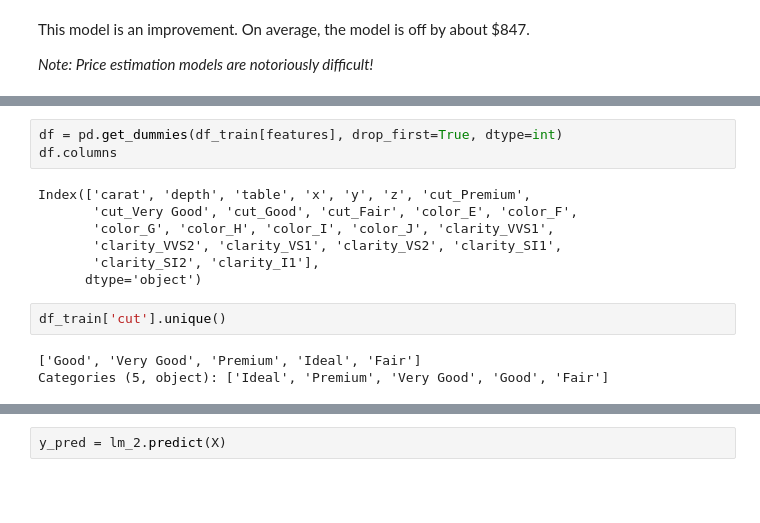
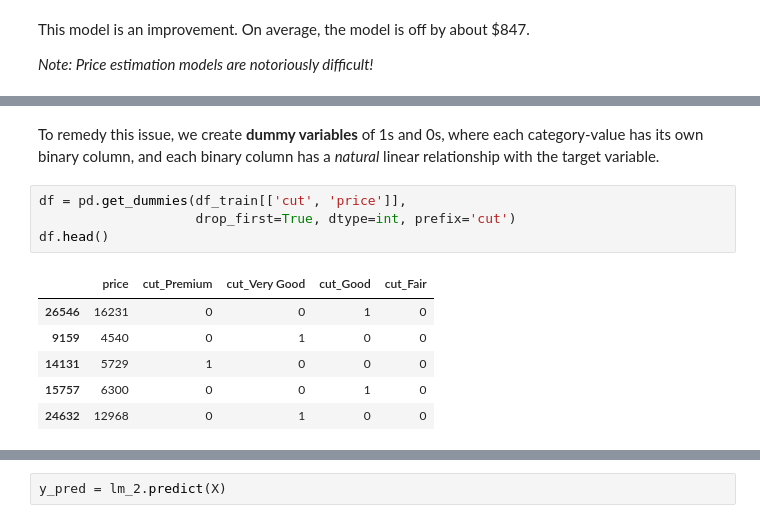
Before and after one commit to wprocise/week-10, a Jupyter notebook: lab-supervised.ipynb, the cells around one changed output, grey strips where cells are left out. Drawn from its saved outputs; the diff is of its cells as text; blank space fills up the shorter version.

```diff
--- a/lab-supervised.ipynb
+++ b/lab-supervised.ipynb
@@ -270,15 +269,13 @@ features = ['carat', 'cut', 'color', 'clarity', 'depth', 'table', 'x', 'y', 'z']
+# %% [markdown]
+To remedy this issue, we create **dummy variables** of 1s and 0s, where each category-value has its own binary column, and each binary column has a *natural* linear relationship with the target variable.
 # %%
-df = pd.get_dummies(df_train[features], drop_first=True, dtype=int)
-df.columns
+df = pd.get_dummies(df_train[['cut', 'price']],
+                    drop_first=True, dtype=int, prefix='cut')
+df.head()
 # %% [output]
-Index(['carat', 'depth', 'table', 'x', 'y', 'z', 'cut_Premium',
-       'cut_Very Good', 'cut_Good', 'cut_Fair', 'color_E', 'color_F',
-       'color_G', 'color_H', 'color_I', 'color_J', 'clarity_VVS1',
-       'clarity_VVS2', 'clarity_VS1', 'clarity_VS2', 'clarity_SI1',
-       'clarity_SI2', 'clarity_I1'],
-      dtype='object')
+|  | price | cut_Premium | cut_Very Good | cut_Good | cut_Fair |
+| 26546 | 16231 | 0 | 0 | 1 | 0 |
+| 9159 | 4540 | 0 | 1 | 0 | 0 |
+| 14131 | 5729 | 1 | 0 | 0 | 0 |
+| 15757 | 6300 | 0 | 0 | 1 | 0 |
+| 24632 | 12968 | 0 | 1 | 0 | 0 |
-# %%
-df_train['cut'].unique()
-# %% [output]
-['Good', 'Very Good', 'Premium', 'Ideal', 'Fair']
-Categories (5, object): ['Ideal', 'Premium', 'Very Good', 'Good', 'Fair']
```
Also changed, not shown: parts of 20 cells of this notebook.
